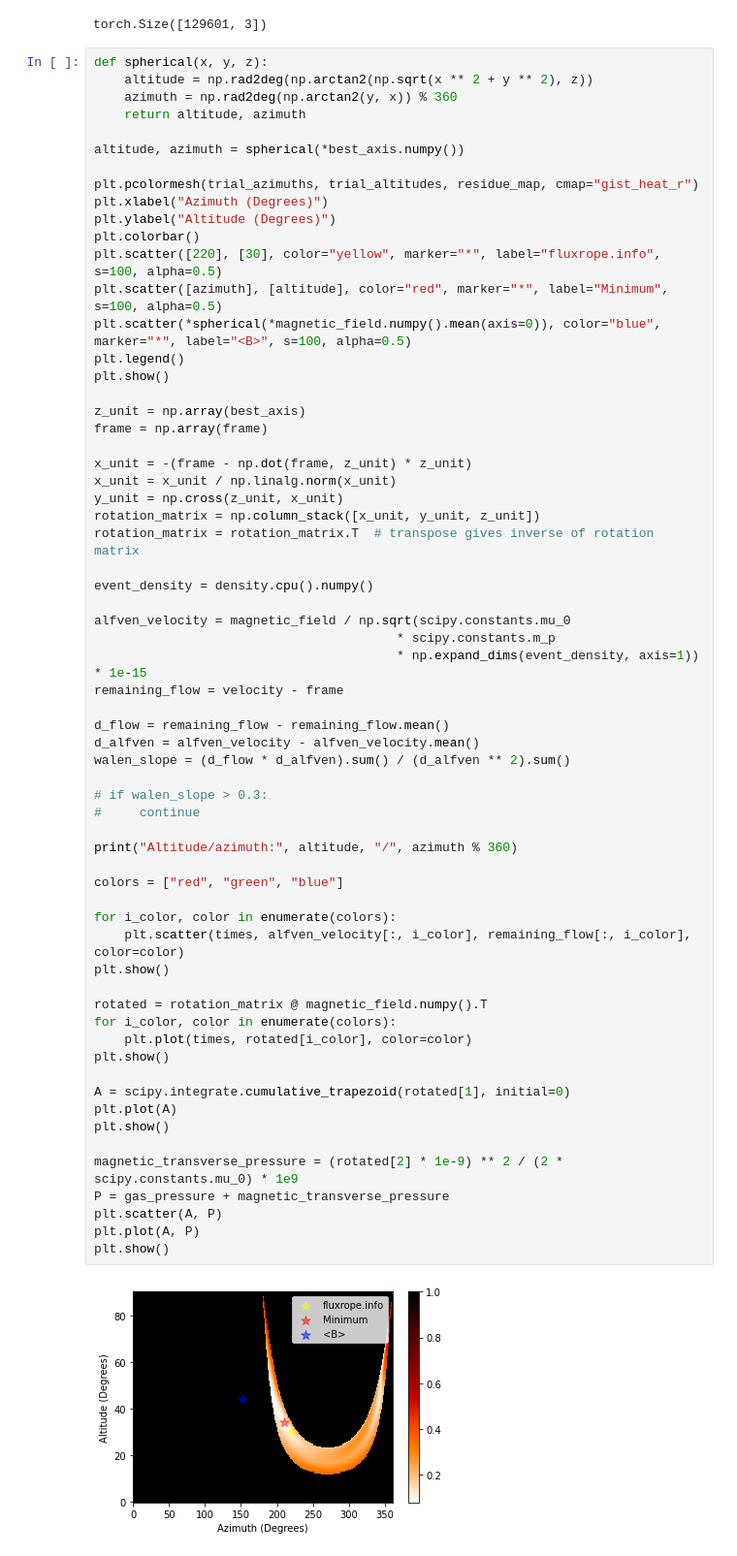
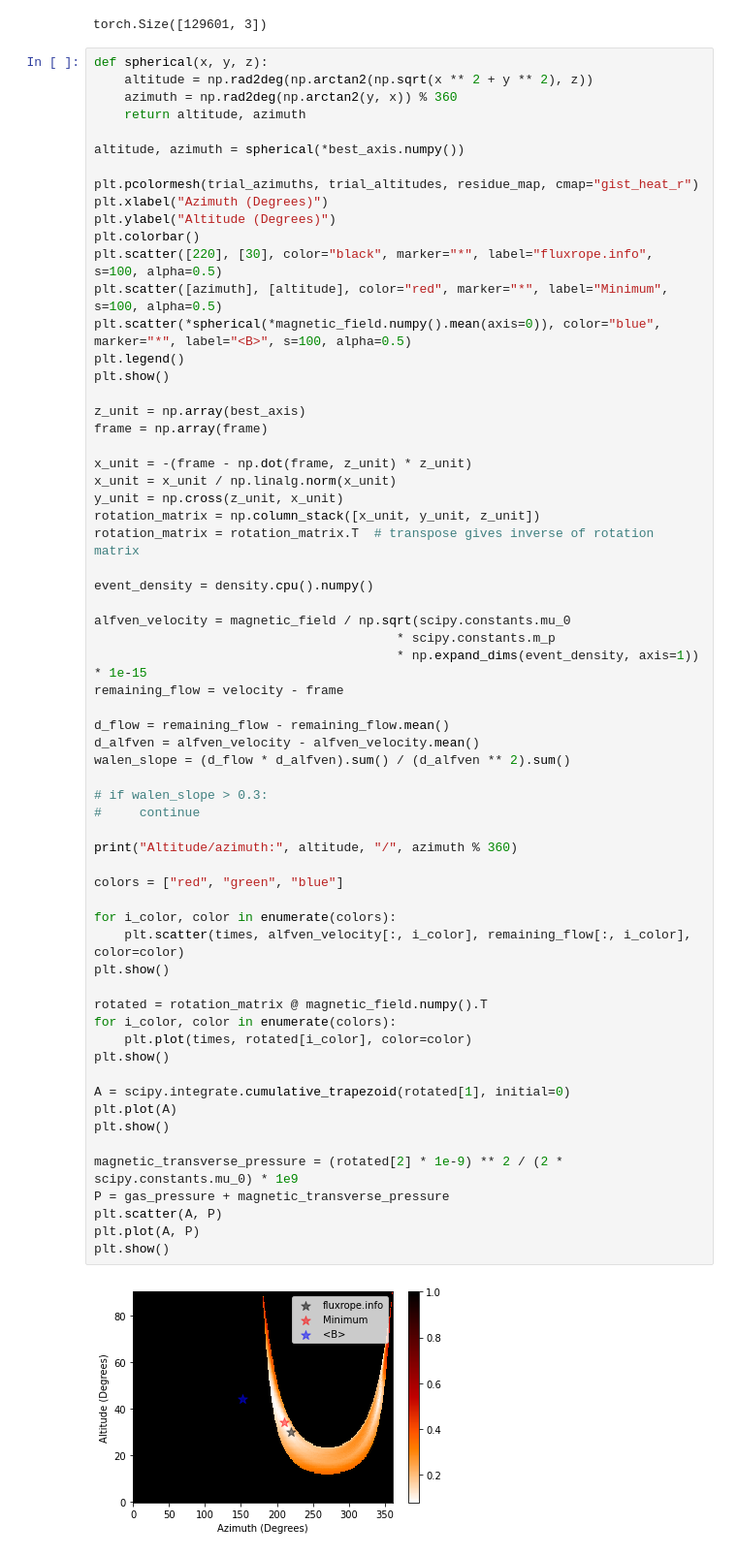
Before and after one commit to hafarooki/pymfr, a Jupyter notebook: demo/wind_axis.ipynb, the cells around one changed output. Shown at 97% size. Drawn from its saved outputs; the diff is of its cells as text.

Commit message:
change marker color

```diff
--- a/demo/wind_axis.ipynb
+++ b/demo/wind_axis.ipynb
@@ -120,7 +120,7 @@ plt.pcolormesh(trial_azimuths, trial_altitudes, residue_map, cmap="gist_heat_r")
 plt.xlabel("Azimuth (Degrees)")
 plt.ylabel("Altitude (Degrees)")
 plt.colorbar()
-plt.scatter([220], [30], color="yellow", marker="*", label="fluxrope.info", s=100, alpha=0.5)
+plt.scatter([220], [30], color="black", marker="*", label="fluxrope.info", s=100, alpha=0.5)
 plt.scatter([azimuth], [altitude], color="red", marker="*", label="Minimum", s=100, alpha=0.5)
 plt.scatter(*spherical(*magnetic_field.numpy().mean(axis=0)), color="blue", marker="*", label="<B>", s=100, alpha=0.5)
 plt.legend()
@@ -145,34 +145,34 @@ remaining_flow = velocity - frame
 d_flow = remaining_flow - remaining_flow.mean()
 d_alfven = alfven_velocity - alfven_velocity.mean()
 walen_slope = (d_flow * d_alfven).sum() / (d_alfven ** 2).sum()
 
 # if walen_slope > 0.3:
 #     continue
 
 print("Altitude/azimuth:", altitude, "/", azimuth % 360)
 
 colors = ["red", "green", "blue"]
 
 for i_color, color in enumerate(colors):
     plt.scatter(times, alfven_velocity[:, i_color], remaining_flow[:, i_color], color=color)
 plt.show()
 
 rotated = rotation_matrix @ magnetic_field.numpy().T
 for i_color, color in enumerate(colors):
     plt.plot(times, rotated[i_color], color=color)
 plt.show()
 
 A = scipy.integrate.cumulative_trapezoid(rotated[1], initial=0)
 plt.plot(A)
 plt.show()
 
 magnetic_transverse_pressure = (rotated[2] * 1e-9) ** 2 / (2 * scipy.constants.mu_0) * 1e9
 P = gas_pressure + magnetic_transverse_pressure
 plt.scatter(A, P)
 plt.plot(A, P)
 plt.show()
 # %% [output]
-[figure, old version]
+[figure, new version]
 Altitude/azimuth: 34.189944874834566 / 210.29208374023438
 [figure]
 [figure]
```
